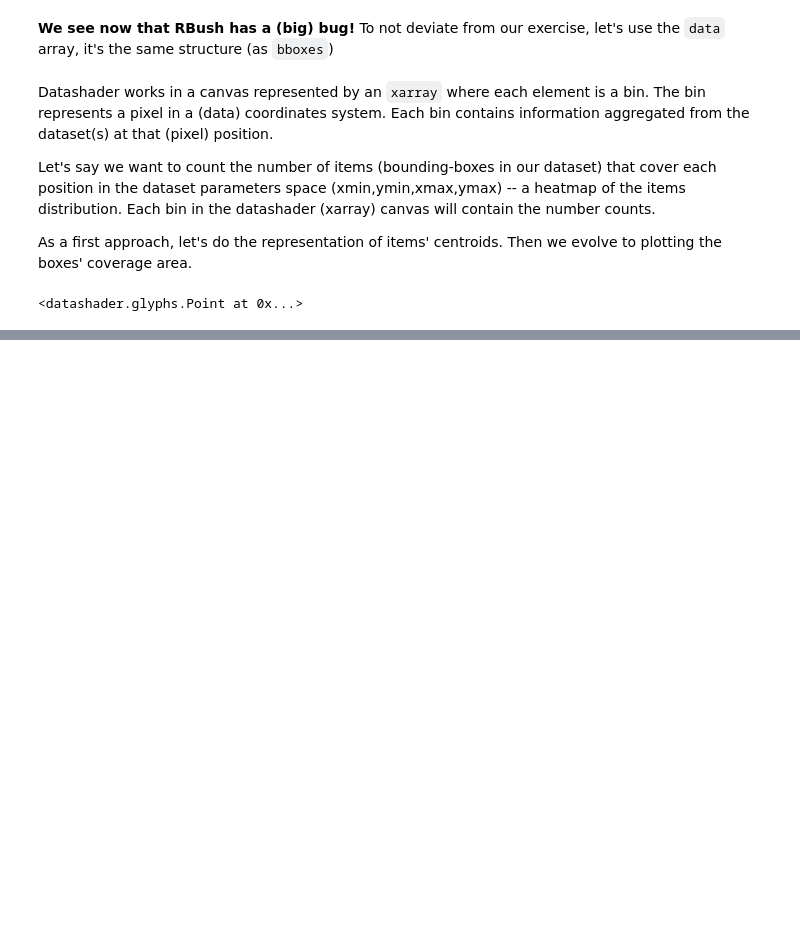
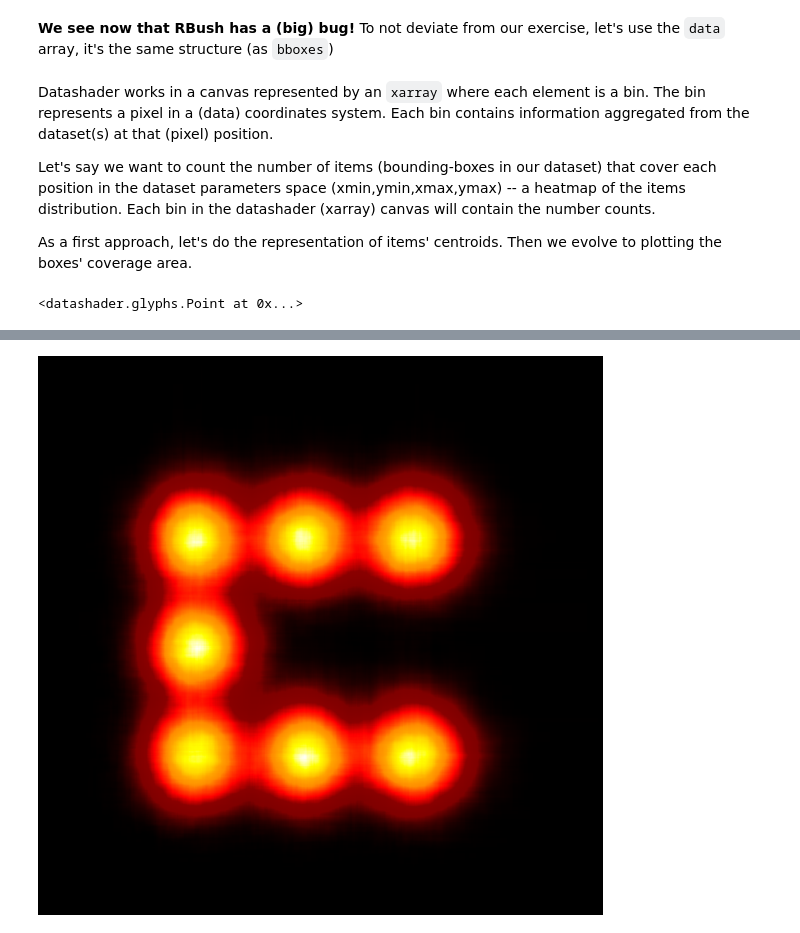
Before and after one commit to parietal-io/py-rbush, a Jupyter notebook: docs/notebooks/Plotting_rbush_items_with_datashader.ipynb, the cells around one changed output, grey strips where cells are left out. Saved outputs shown, nothing was run; the diff lists cells and outputs as text; code cells hidden in the pictures; blank space fills up the shorter version.

```diff
--- a/docs/notebooks/Plotting_rbush_items_with_datashader.ipynb
+++ b/docs/notebooks/Plotting_rbush_items_with_datashader.ipynb
@@ -273,0 +320,8 @@ tf.set_background(img, 'black')
+# %%
+# Let's build an xarray from 'a'
+# xarray have a coordinates attribute ('coords'), apart from dimensions ('dims')
+
+xaxis = np.arange(xlims[0], xlims[1], xres)
+yaxis = np.arange(ylims[0], ylims[1], yres)
+axx = xr.DataArray(a, dims=['y','x'], coords={'x':xaxis, 'y':yaxis})
+axx
@@ -273,0 +340,9 @@ tf.set_background(img, 'black')
+# %%
+from datashader import transfer_functions as tf
+from datashader import reductions
+from datashader.colors import Hot
+
+img = tf.shade(axx, cmap=Hot, how='linear')
+tf.set_background(img, 'black')
+# %% [output]
+[figure, added]
```
Also changed, not shown: parts of 13 cells of this notebook, 1 other file.
